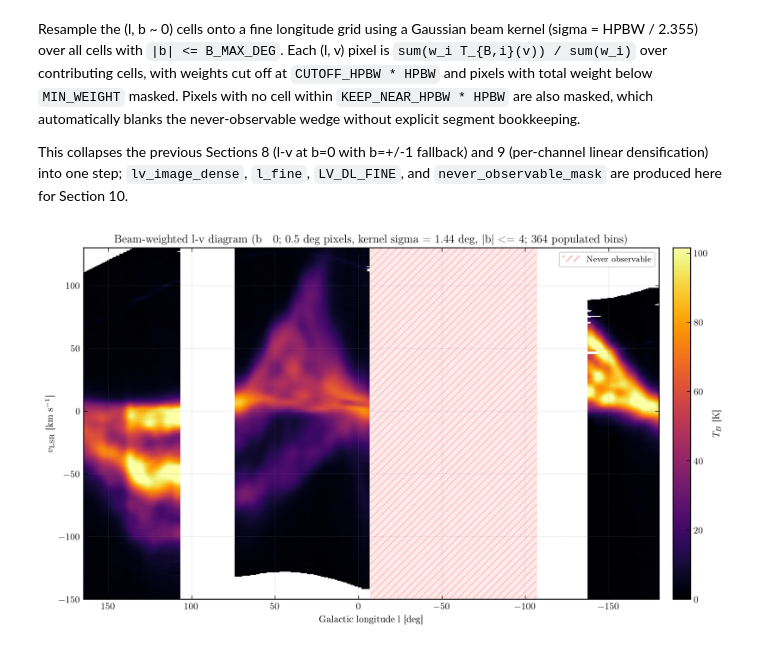
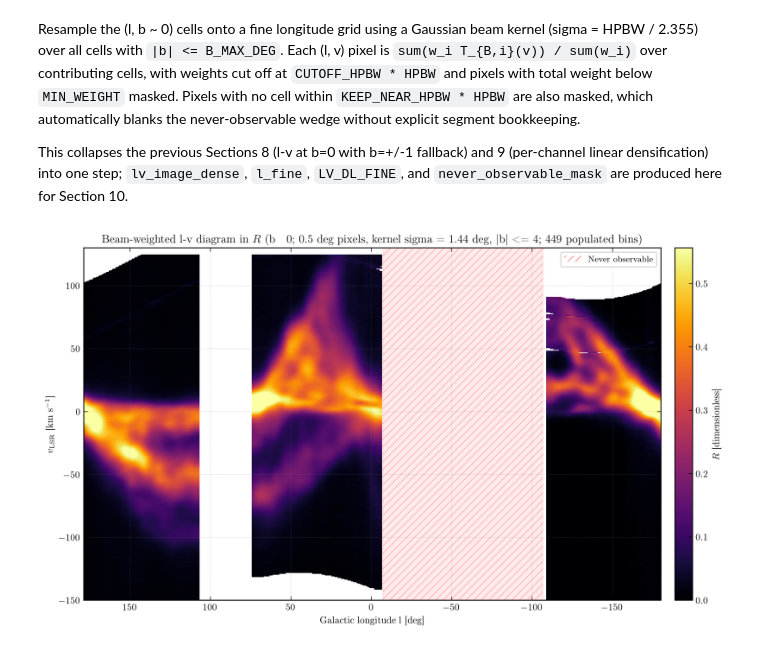
Before and after one commit to raw-asparagus/ay-121, a Jupyter notebook: labs/04/main_scan_load_lv.ipynb, the cells around one changed output. Cells and saved outputs as stored; diff of their text form; code cells hidden in the pictures.

```diff
--- a/labs/04/main_scan_load_lv.ipynb
+++ b/labs/04/main_scan_load_lv.ipynb
@@ -128,7 +128,7 @@ contrib_keys = [k for k in cell_combined
                 if abs(k[1]) <= B_MAX_DEG and k not in qa_flagged_set]
 gl_c = np.array([k[0] for k in contrib_keys])
 gb_c = np.array([k[1] for k in contrib_keys])
-TB_c = np.array([cell_combined[k]['T_B'] for k in contrib_keys])  # (N, nv)
+R_c = np.array([cell_combined[k]['R'] for k in contrib_keys])  # (N, nv)
 gl_c_w = ((gl_c + 180.0) % 360.0) - 180.0
 
 # Fine longitude grid covering the data extent
@@ -149,12 +149,12 @@ w = np.exp(-0.5 * (theta / sigma_rad) ** 2)
 w[theta > cutoff_rad] = 0.0
 
 # NaN-aware weighted average across cells, per (pixel, channel)
-finite_TB = np.isfinite(TB_c)                          # (N, nv)
-TB_safe = np.where(finite_TB, TB_c, 0.0)
-w_T = w @ TB_safe                                      # (M, nv)
-w_S = w @ finite_TB.astype(float)                      # (M, nv)
+finite_R = np.isfinite(R_c)                            # (N, nv)
+R_safe = np.where(finite_R, R_c, 0.0)
+w_R = w @ R_safe                                       # (M, nv)
+w_S = w @ finite_R.astype(float)                       # (M, nv)
 with np.errstate(invalid='ignore', divide='ignore'):
-    lv_image_dense = np.where(w_S > MIN_WEIGHT, w_T / w_S, np.nan).T  # (nv, M)
+    lv_image_dense = np.where(w_S > MIN_WEIGHT, w_R / w_S, np.nan).T  # (nv, M)
 
 # Wedge guard: blank pixels with no cell within KEEP_NEAR_HPBW * HPBW
 no_near = theta.min(axis=1) > near_rad
@@ -190,33 +190,33 @@ while k < len(l_fine):
         k0 = k
         while k < len(l_fine) and inacc[k]:
             k += 1
         runs.append((l_edges_fine[k0], l_edges_fine[k]))
     else:
         k += 1
 first_patch = True
 for l0, l1 in runs:
     label = 'Never observable' if first_patch else None
     ax.fill_between([l0, l1], LV_VMIN, LV_VMAX,
                     color='red', alpha=0.08, zorder=3)
     with mpl.rc_context({'hatch.color': 'red', 'hatch.linewidth': 0.5}):
         ax.fill_between([l0, l1], LV_VMIN, LV_VMAX,
                         facecolor='none', edgecolor='red', linewidth=0,
                         hatch='///', alpha=0.4, zorder=4, label=label)
     first_patch = False
 
 ax.set_xlabel('Galactic longitude l [deg]')
 ax.set_ylabel(r'$v_{\rm LSR}$ [km s$^{-1}$]')
 ax.set_ylim(LV_VMIN, LV_VMAX)
 ax.invert_xaxis()
 n_pop = int(np.isfinite(lv_image_dense).any(axis=0).sum())
-ax.set_title(f'Beam-weighted l-v diagram (b ~ 0; '
+ax.set_title(f'Beam-weighted l-v diagram in $R$ (b ~ 0; '
              f'{LV_DL_FINE} deg pixels, kernel sigma = {SIGMA_DEG:.2f} deg, '
              f'|b| <= {B_MAX_DEG:.0f}; {n_pop} populated bins)')
 if runs:
     ax.legend(loc='upper right', fontsize=9, framealpha=0.9)
 cbar = fig.colorbar(pcm, ax=ax, pad=0.02)
-cbar.set_label(r'$T_B$ [K]')
+cbar.set_label(r'$R$ [dimensionless]')
 plt.tight_layout()
 plt.show()
 # %% [output]
-[figure, old version]
+[figure, new version]
```
Also changed, not shown: parts of 2 cells of this notebook, 7 other files.
